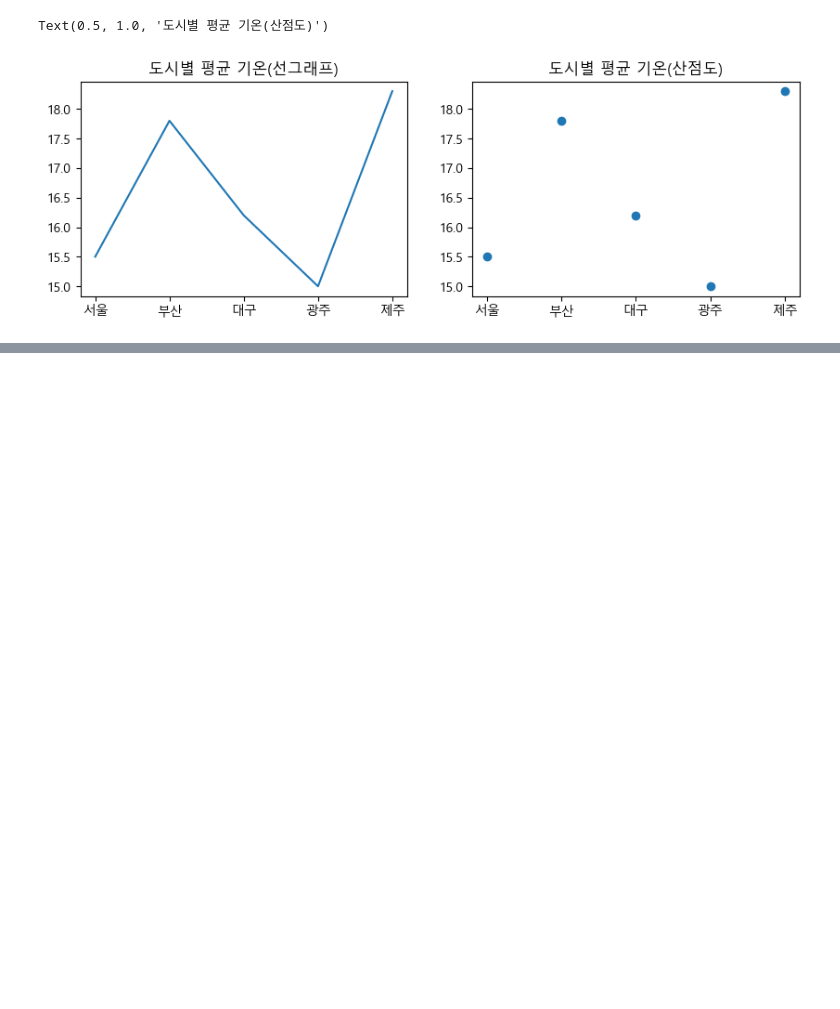
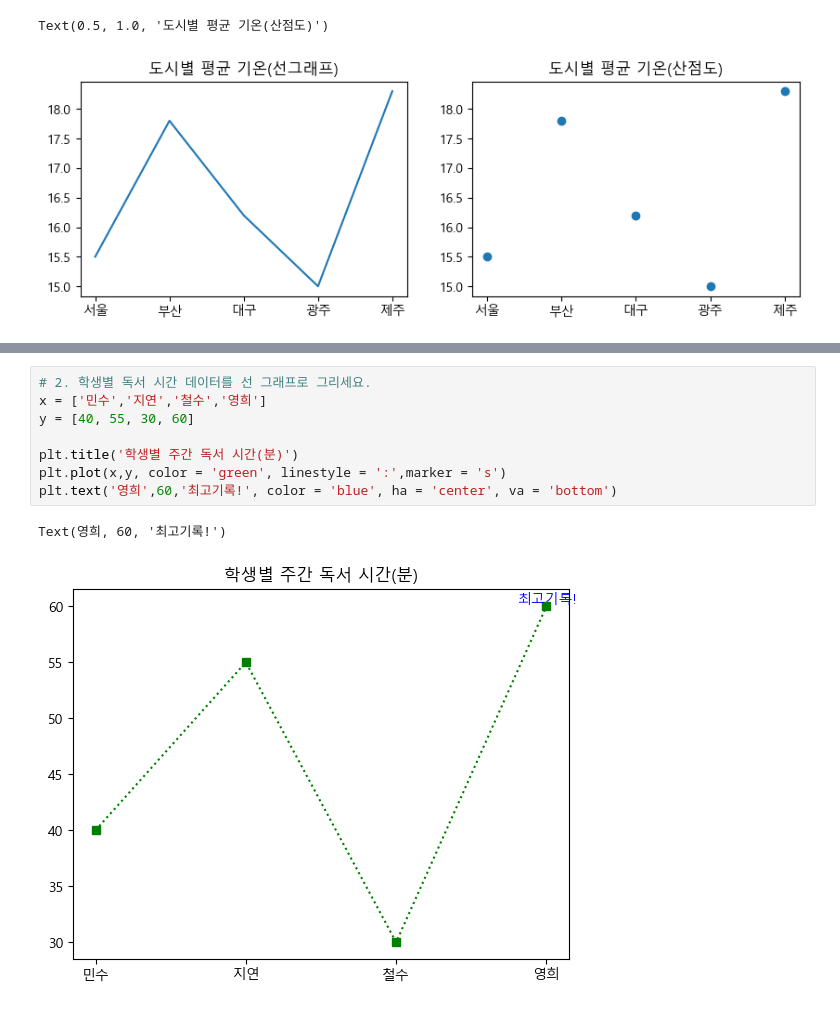
Before and after one commit to kmj115711-source/python-data-study, a Jupyter notebook: Matplotlib_quiz.ipynb, the cells around one changed output, grey strips where cells are left out. Saved outputs shown, nothing was run; the diff lists cells and outputs as text; blank space fills up the shorter version.

```diff
--- a/Matplotlib_quiz.ipynb
+++ b/Matplotlib_quiz.ipynb
@@ -133,0 +147,11 @@ Text(0.5, 1.0, '도시별 평균 기온(산점도)')
+# %%
+# 2. 학생별 독서 시간 데이터를 선 그래프로 그리세요.
+x = ['민수','지연','철수','영희']
+y = [40, 55, 30, 60]
+
+plt.title('학생별 주간 독서 시간(분)')
+plt.plot(x,y, color = 'green', linestyle = ':',marker = 's')
+plt.text('영희',60,'최고기록!', color = 'blue', ha = 'center', va = 'bottom')
+# %% [output]
+Text(영희, 60, '최고기록!')
+[figure, added]
```
Also changed, not shown: parts of 19 cells of this notebook, 4 other files.
